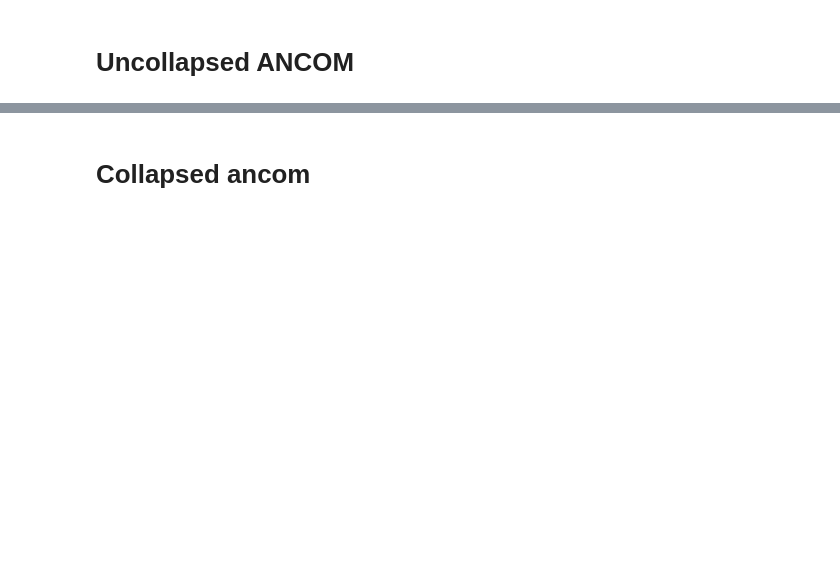
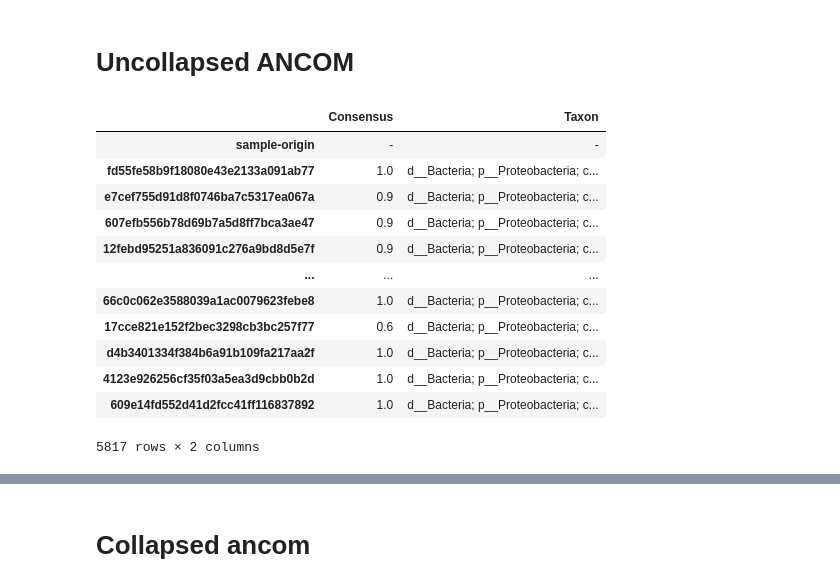
Before and after one commit to GuilleGorines/Notebooks, a Jupyter notebook: Qiime2_api_testing/Qiime2_API_testing.ipynb, the cells around one changed output, grey strips where cells are left out. Cells and saved outputs as stored; diff of their text form; code cells hidden in the pictures; blank space fills up the shorter version.

```diff
--- a/Qiime2_api_testing/Qiime2_API_testing.ipynb
+++ b/Qiime2_api_testing/Qiime2_API_testing.ipynb
@@ -104,12 +95,26 @@ tax_df = Artifact.load(args.tax_qza).view(pd.DataFrame)
 # %%
 # Generate new row so sample-origin goes first
 # rowname = data
 newrow = pd.DataFrame(["-"]*2).transpose()
 newrow.columns = ["Consensus", "Taxon"]
 newrow.index=[args.metadata_column]
 
 # Add the new row
 tax_df = tax_df.loc[list(df_out_1.index[1:])]
-tax_df = pd.concat([newrow, tax_df], axis=0)
-tax_df
+tax_df_meta = pd.concat([newrow, tax_df], axis=0)
+tax_df_meta
+# %% [output]
+|  | Consensus | Taxon |
+| sample-origin | - | - |
+| fd55fe58b9f18080e43e2133a091ab77 | 1.0 | d__Bacteria; p__Proteobacteria; c... |
+| e7cef755d91d8f0746ba7c5317ea067a | 0.9 | d__Bacteria; p__Proteobacteria; c... |
+| 607efb556b78d69b7a5d8ff7bca3ae47 | 0.9 | d__Bacteria; p__Proteobacteria; c... |
+| 12febd95251a836091c276a9bd8d5e7f | 0.9 | d__Bacteria; p__Proteobacteria; c... |
+| ... | ... | ... |
+| 66c0c062e3588039a1ac0079623febe8 | 1.0 | d__Bacteria; p__Proteobacteria; c... |
+| 17cce821e152f2bec3298cb3bc257f77 | 0.6 | d__Bacteria; p__Proteobacteria; c... |
+| d4b3401334f384b6a91b109fa217aa2f | 1.0 | d__Bacteria; p__Proteobacteria; c... |
+| 4123e926256cf35f03a5ea3d9cbb0b2d | 1.0 | d__Bacteria; p__Proteobacteria; c... |
+| 609e14fd552d41d2fcc41ff116837892 | 1.0 | d__Bacteria; p__Proteobacteria; c... |
+5817 rows × 2 columns
 # %%
```
Also changed, not shown: parts of 14 cells of this notebook, 8 other files.
